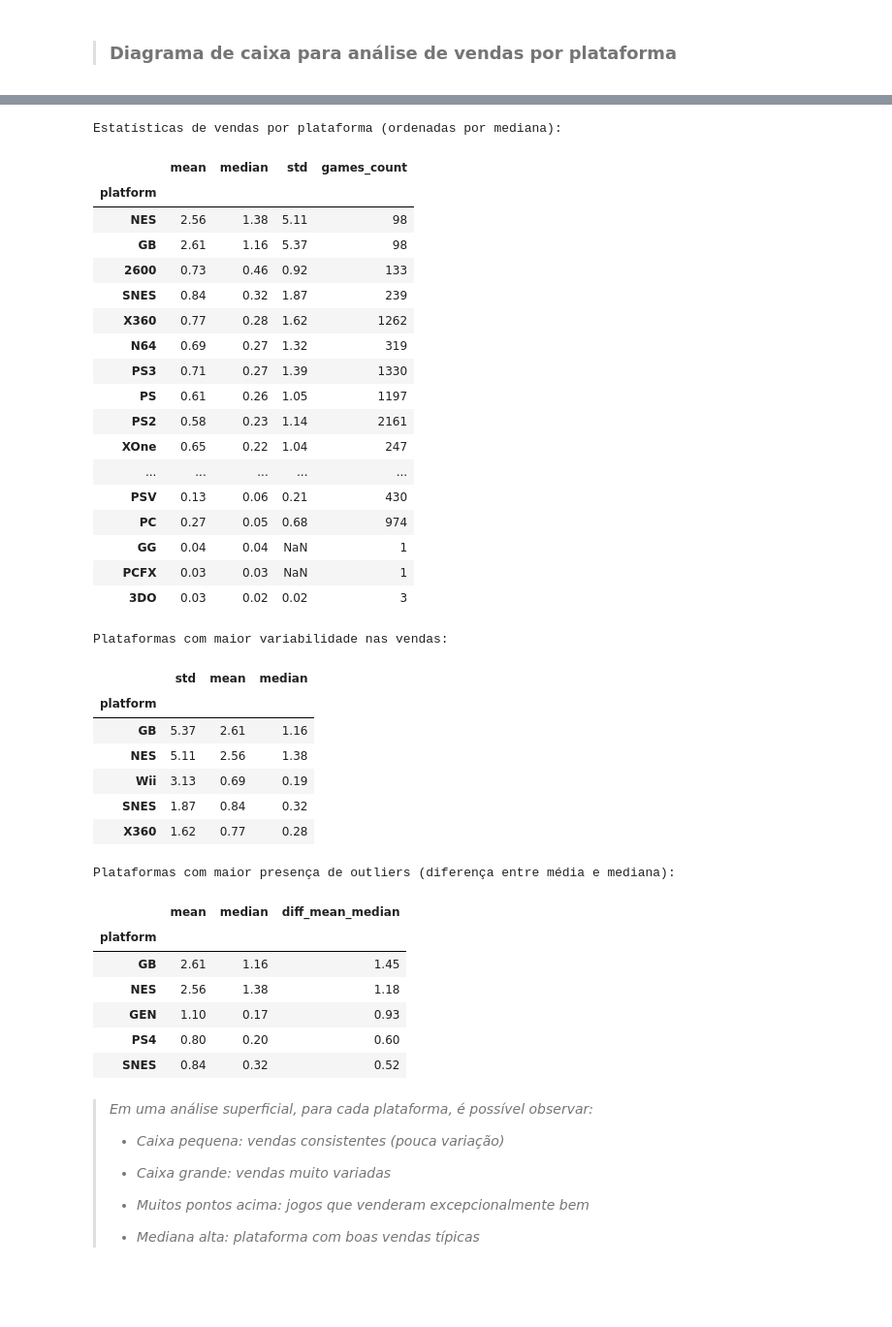
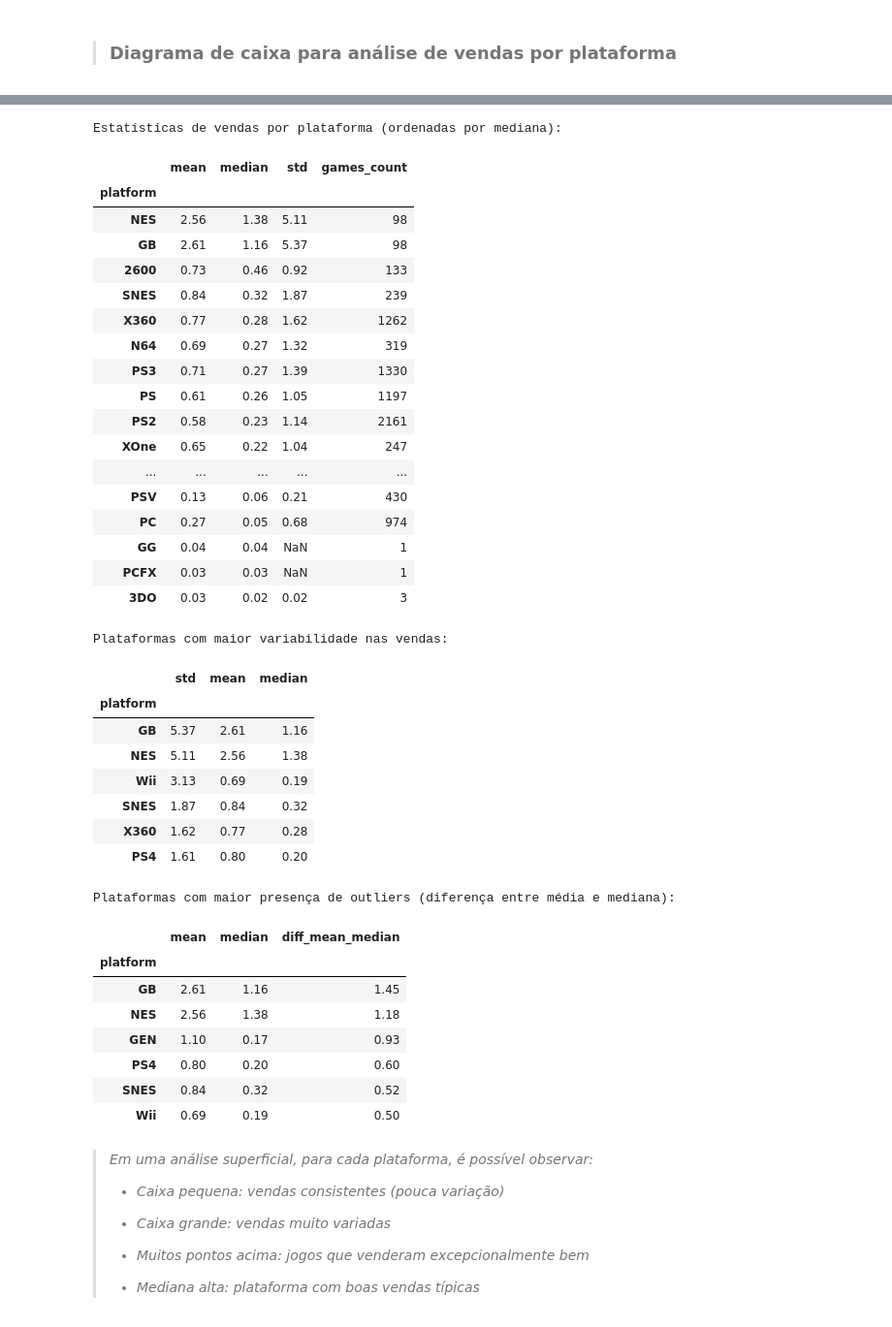
Before and after one commit to raimirsilva/Ice-games-sales-analysis, a Jupyter notebook: Ice_games_analysis.ipynb, the cells around one changed output, grey strips where cells are left out. Shown at 97% size. Saved outputs shown, nothing was run; the diff lists cells and outputs as text; code cells hidden in the pictures; blank space fills up the shorter version.

Commit message:
Melhoria do code das tabelas de vendas (boxplot diagram same cell)

```diff
--- a/Ice_games_analysis.ipynb
+++ b/Ice_games_analysis.ipynb
@@ -679,9 +679,6 @@ plt.xticks(np.arange(0, 13, 1), fontsize=12)
 
 plt.yticks(fontsize=12)
 
-# Calculando estatísticas por plataforma
-platform_stats = final_df_sales.groupby('platform')['total_sales'].agg(['mean', 'median', 'std', 'count']).sort_values('median', ascending=False)
-
 plt.tight_layout()
 plt.show()
 
@@ -690,12 +687,12 @@ print()
 print()
 
 
-# Exibindo as estatísticas das plataformas
-print("Estatísticas de vendas por plataforma (ordenadas por mediana):")
-platform_stats['mean'] = platform_stats['mean'].round(2)
-platform_stats['median'] = platform_stats['median'].round(2)
-platform_stats['std'] = platform_stats['std'].round(2)
+# Calculando e formatando estatísticas por plataforma
+platform_stats = final_df_sales.groupby('platform')['total_sales'].agg(['mean', 'median', 'std', 'count']).sort_values('median', ascending=False)
+
+platform_stats[['mean', 'median', 'std']] = platform_stats[['mean', 'median', 'std']].round(2)
 platform_stats.columns = ['mean', 'median', 'std', 'games_count']
+print('Estatísticas de vendas por plataforma (ordenadas por mediana):')
 display(platform_stats)
 
 
@@ -704,8 +701,8 @@ print()
 
 
 # Identificando plataformas com maior variabilidade
-top_variability = platform_stats.sort_values('std', ascending=False).head(5)
-print("\nPlataformas com maior variabilidade nas vendas:")
+top_variability = platform_stats.sort_values('std', ascending=False).head(6)
+print('\nPlataformas com maior variabilidade nas vendas:')
 display(top_variability[['std', 'mean', 'median']])
 
 
@@ -715,38 +712,39 @@ print()
 
 # Identificando plataformas com maior diferença entre média e mediana (indicativo de outliers)
 platform_stats['diff_mean_median'] = (platform_stats['mean'] - platform_stats['median']).abs().round(2)
-top_outliers = platform_stats.sort_values('diff_mean_median', ascending=False).head(5)
+top_outliers = platform_stats.sort_values('diff_mean_median', ascending=False).head(6)
 print("\nPlataformas com maior presença de outliers (diferença entre média e mediana):")
 display(top_outliers[['mean', 'median', 'diff_mean_median']])
 # %% [output]
 [figure]
 Estatísticas de vendas por plataforma (ordenadas por mediana):
 |  | mean | median | std | games_count |
 | platform |  |  |  |  |
 | NES | 2.56 | 1.38 | 5.11 | 98 |
 | GB | 2.61 | 1.16 | 5.37 | 98 |
 | 2600 | 0.73 | 0.46 | 0.92 | 133 |
 | SNES | 0.84 | 0.32 | 1.87 | 239 |
 | X360 | 0.77 | 0.28 | 1.62 | 1262 |
 | N64 | 0.69 | 0.27 | 1.32 | 319 |
 | PS3 | 0.71 | 0.27 | 1.39 | 1330 |
 | PS | 0.61 | 0.26 | 1.05 | 1197 |
 | PS2 | 0.58 | 0.23 | 1.14 | 2161 |
 | XOne | 0.65 | 0.22 | 1.04 | 247 |
 | ... | ... | ... | ... | ... |
 | PSV | 0.13 | 0.06 | 0.21 | 430 |
 | PC | 0.27 | 0.05 | 0.68 | 974 |
 | GG | 0.04 | 0.04 | NaN | 1 |
 | PCFX | 0.03 | 0.03 | NaN | 1 |
 | 3DO | 0.03 | 0.02 | 0.02 | 3 |
 Plataformas com maior variabilidade nas vendas:
 |  | std | mean | median |
 | platform |  |  |  |
 | GB | 5.37 | 2.61 | 1.16 |
 | NES | 5.11 | 2.56 | 1.38 |
 | Wii | 3.13 | 0.69 | 0.19 |
 | SNES | 1.87 | 0.84 | 0.32 |
 | X360 | 1.62 | 0.77 | 0.28 |
+| PS4 | 1.61 | 0.80 | 0.20 |
 Plataformas com maior presença de outliers (diferença entre média e mediana):
 |  | mean | median | diff_mean_median |
 | platform |  |  |  |
@@ -755,6 +753,7 @@ Plataformas com maior presença de outliers (diferença entre média e mediana):
 | GEN | 1.10 | 0.17 | 0.93 |
 | PS4 | 0.80 | 0.20 | 0.60 |
 | SNES | 0.84 | 0.32 | 0.52 |
+| Wii | 0.69 | 0.19 | 0.50 |
 # %% [markdown]
 
 > *Em uma análise superficial, para cada plataforma, é possível observar:*
```
Also changed, not shown: parts of 4 cells of this notebook.
